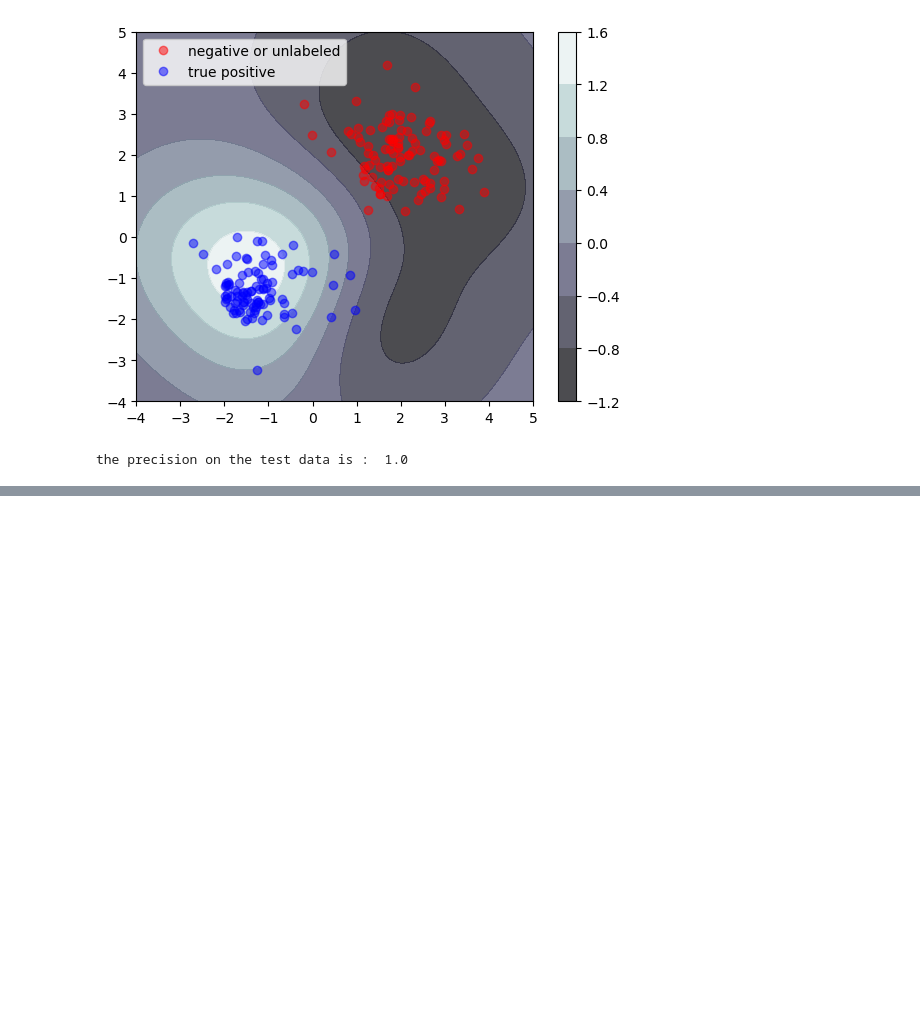
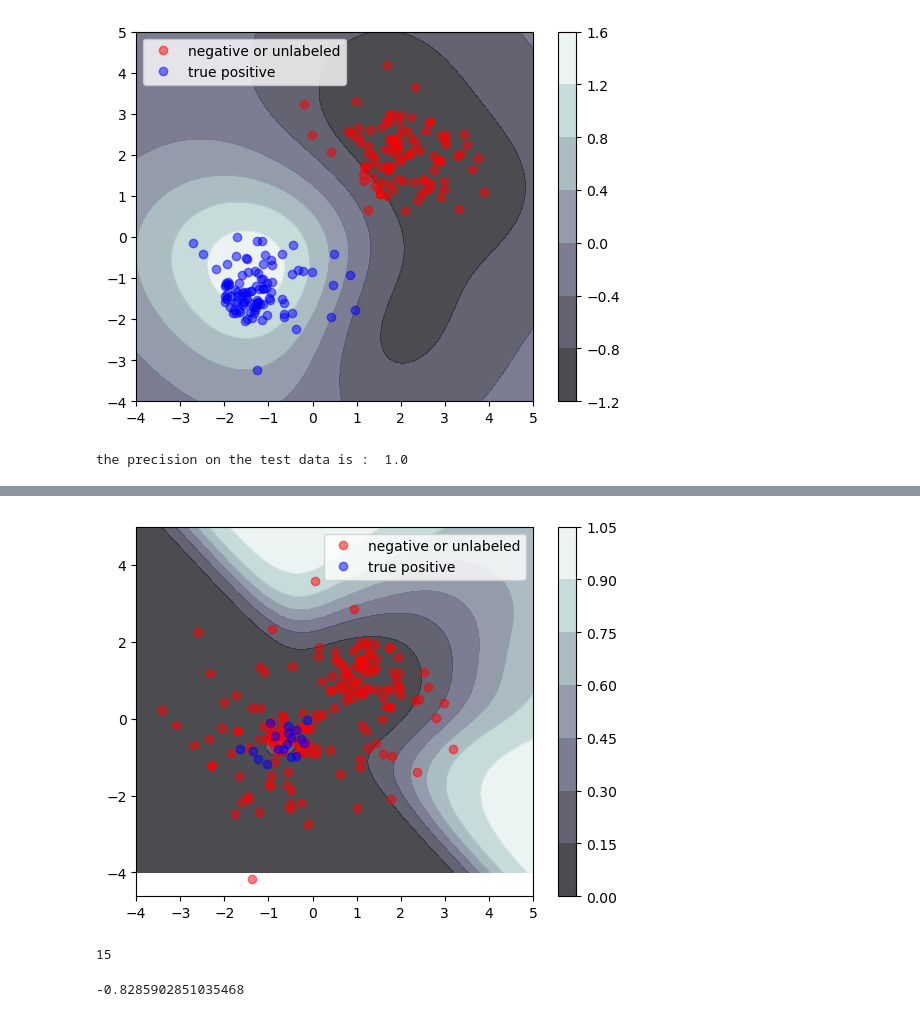
Before and after one commit to tpaquier/material_science, a Jupyter notebook: Comparative_tests.ipynb, the cells around one changed output, grey strips where cells are left out. Saved outputs shown, nothing was run; the diff lists cells and outputs as text; code cells hidden in the pictures; blank space fills up the shorter version.

```diff
--- a/Comparative_tests.ipynb
+++ b/Comparative_tests.ipynb
@@ -307,0 +384,20 @@ the precision on the test data is :  1.0
+# %%
+xx, yy = np.meshgrid(np.linspace(-4,5,500), np.linspace(-4,5,500))
+Z = svm_estimate.predict_proba(np.c_[xx.ravel(), yy.ravel()])[:,1]
+Z = Z.reshape(xx.shape)
+plt.contourf(xx, yy, Z, alpha=0.75, cmap=plt.cm.bone)
+plt.plot(unlabeled_data[:,0],unlabeled_data[:,1],'or', alpha=0.5, label='negative or unlabeled')
+plt.plot(positive_data[:,0],positive_data[:,1],'ob',alpha=0.5, label='true positive')
+plt.legend()
+plt.colorbar()
+plt.show()
+# %% [output]
+[figure, added]
+# %%
+count_positives = 0
+for i in range(output_train.shape[0]):
+    if output_train[i] == 1:
+        count_positives += 1
+print(count_positives)
+# %% [output]
+15
@@ -307,0 +417,4 @@ the precision on the test data is :  1.0
+# %%
+l_boundary
+# %% [output]
+-0.8285902851035468
```
Also changed, not shown: parts of 26 cells of this notebook.
